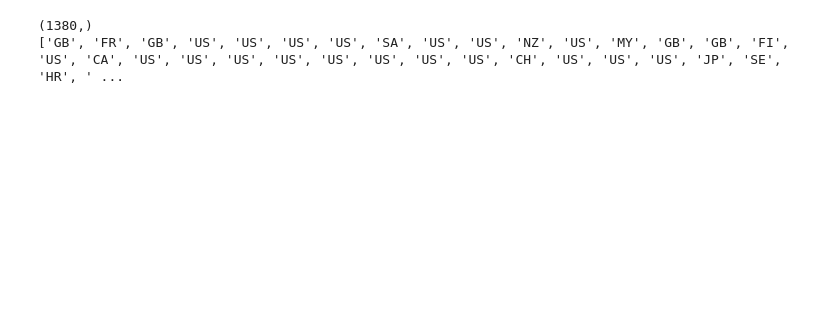
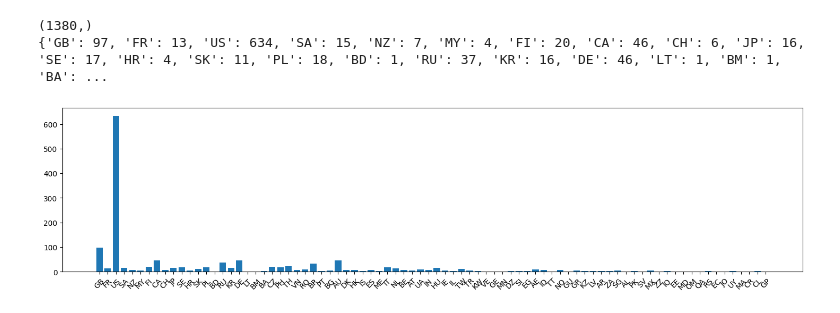
Before and after one commit to ArthurJakobsson/Drawing_Origin_DL, a Jupyter notebook: cnn-midway.ipynb, the cells around one changed output. Cells and saved outputs as stored; diff of their text form; code cells hidden in the pictures; blank space fills up the shorter version.

```diff
--- a/cnn-midway.ipynb
+++ b/cnn-midway.ipynb
@@ -63,14 +81,28 @@ class ImageDataLoader(Dataset):
         """
         self.data = np.load("AllData.npy", allow_pickle=True)
         self.length = self.data.shape[0]
-        self.outputSize = self.getUniqueCountryCount()
+        self.outputSize, self.countryDict = self.getUniqueCountryCount()
 
-        xData = self.data[:,:(IMAGESIZE*IMAGESIZE)]
+        self.xData = self.data[:,:(IMAGESIZE*IMAGESIZE)]
         dataInfo = self.data[:, IMAGESIZE*IMAGESIZE]
         print(dataInfo.shape)
-        countryCode = np.array([i["countrycode"] for i in dataInfo])
-        print(countryCode)
-        self.data = (xData, countryCode)
+        #countryCode = np.array([i["countrycode"] for i in dataInfo])
+        self.category = np.array([i["word"] for i in dataInfo])
+        # print(self.countryDict)
+        self.data = (self.xData, self.category)
+        self.classes = {
+            "apple" : 0,
+            "ant": 1,
+            "car" : 2,
+            "book" : 3,
+            "leaf" : 4,
+            "hourglass" : 5,
+            "rabbit" : 6,
+            "truck" : 7,
+            "skyscraper" : 8,
+            "umbrella" : 9
+        }
+
 
     def __len__(self):
         return self.length
@@ -82,25 +114,37 @@ class ImageDataLoader(Dataset):
 
         dataPoint = self.data[idx]
 
-        return xData, countryCode
+        return xData, self.category
 
     def getUniqueCountryCount(self):
         d = {}
         for elem in self.data:
             code = elem[-1]["countrycode"]
             if code in d:
-                continue
+                d[code] +=1
             else:
-                d[code] = None
-        return len(d)
+                d[code] = 1
+        return len(d), d
 
     def getData(self):
         return self.data
 
-dataloader = ImageDataLoader()
+    def getCountryInfo(self):
+        return self.countryDict
-# %% [output]
-(1380,)
-['GB', 'FR', 'GB', 'US', 'US', 'US', 'US', 'SA', 'US', 'US', 'NZ', 'US', 'MY', 'GB', 'GB', 'FI', 'US', 'CA', 'US', 'US', 'US', 'US', 'US', 'US', 'US', 'US', 'CH', 'US', 'US', 'US', 'JP', 'SE', 'HR', ' ...
+# %%
+def eda(func):
+  countryD = func()
+  fig, ax = plt.subplots(figsize=(18,4))
+  ax.bar(range(len(countryD)), list(countryD.values()), align='center')
+  plt.xticks(range(len(countryD)), list(countryD.keys()), rotation = 45)
+  plt.show()
+
+# dataloader = ImageDataLoader()
+# eda(dataloader.getCountryInfo)
+# %% [output]
+(1380,)
+{'GB': 97, 'FR': 13, 'US': 634, 'SA': 15, 'NZ': 7, 'MY': 4, 'FI': 20, 'CA': 46, 'CH': 6, 'JP': 16, 'SE': 17, 'HR': 4, 'SK': 11, 'PL': 18, 'BD': 1, 'RU': 37, 'KR': 16, 'DE': 46, 'LT': 1, 'BM': 1, 'BA': ...
+[figure, added]
 # %%
 
 class OurCNN(nn.Module):
```
Also changed, not shown: parts of 3 cells of this notebook, 8 other files.
